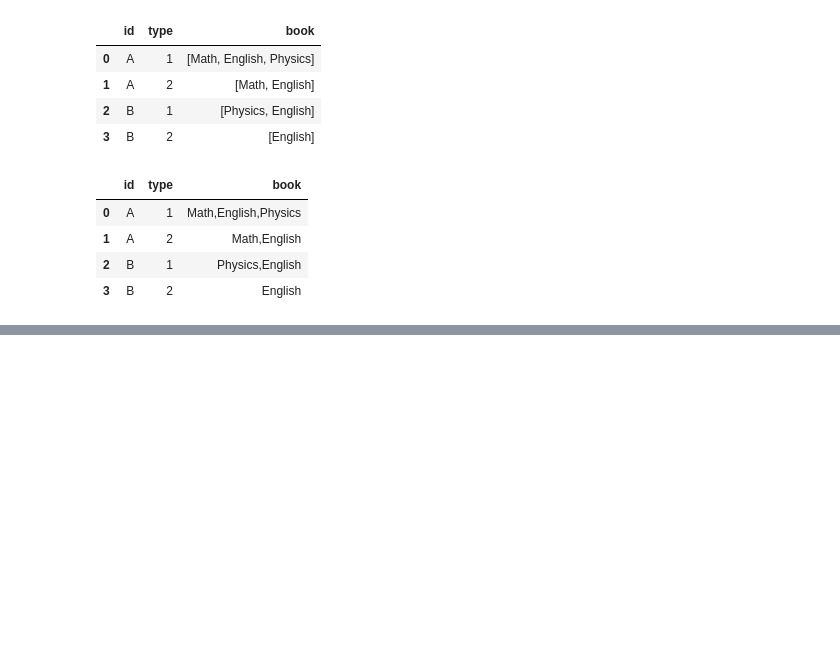
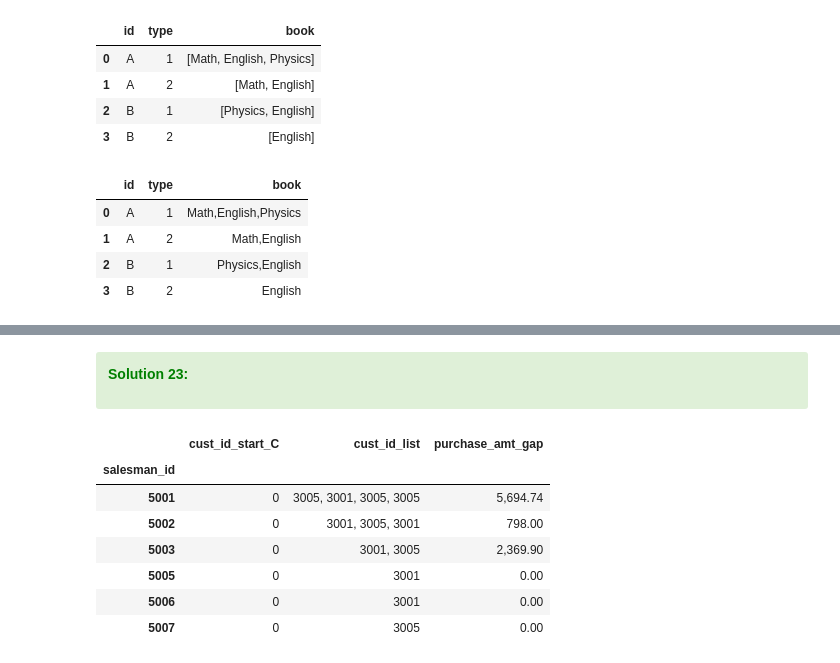
Before and after one commit to aziart/pandas-exercises, a Jupyter notebook: 12 - w3exercises/01 - Grouping and Aggregating 1/01 - Grouping and Aggregationg.ipynb, the cells around one changed output, grey strips where cells are left out. Drawn from its saved outputs; the diff is of its cells as text; code cells hidden in the pictures; blank space fills up the shorter version.

```diff
--- a/12 - w3exercises/01 - Grouping and Aggregating 1/01 - Grouping and Aggregationg.ipynb
+++ b/12 - w3exercises/01 - Grouping and Aggregating 1/01 - Grouping and Aggregationg.ipynb
@@ -904,0 +1012,24 @@ new_df
+# %% [markdown]
+<div class="alert alert-success">
+
+**<font color="green">Solution 23:</font>**
+# %%
+def customer_id_C(x):
+    return (x.astype(str).str[0] == 'C').sum()
+
+result = df.groupby('salesman_id').agg(
+    cust_id_start_C = ('customer_id', customer_id_C)
+    , cust_id_list = ('customer_id', lambda x: ", ".join(x.astype(str)))
+    , purchase_amt_gap   = ('purch_amt', lambda x: x.max()-x.min())
+)
+
+result
+# %% [output]
+|  | cust_id_start_C | cust_id_list | purchase_amt_gap |
+| salesman_id |  |  |  |
+| 5001 | 0 | 3005, 3001, 3005, 3005 | 5,694.74 |
+| 5002 | 0 | 3001, 3005, 3001 | 798.00 |
+| 5003 | 0 | 3001, 3005 | 2,369.90 |
+| 5005 | 0 | 3001 | 0.00 |
+| 5006 | 0 | 3001 | 0.00 |
+| 5007 | 0 | 3005 | 0.00 |
```
Also changed, not shown: parts of 10 cells of this notebook.
